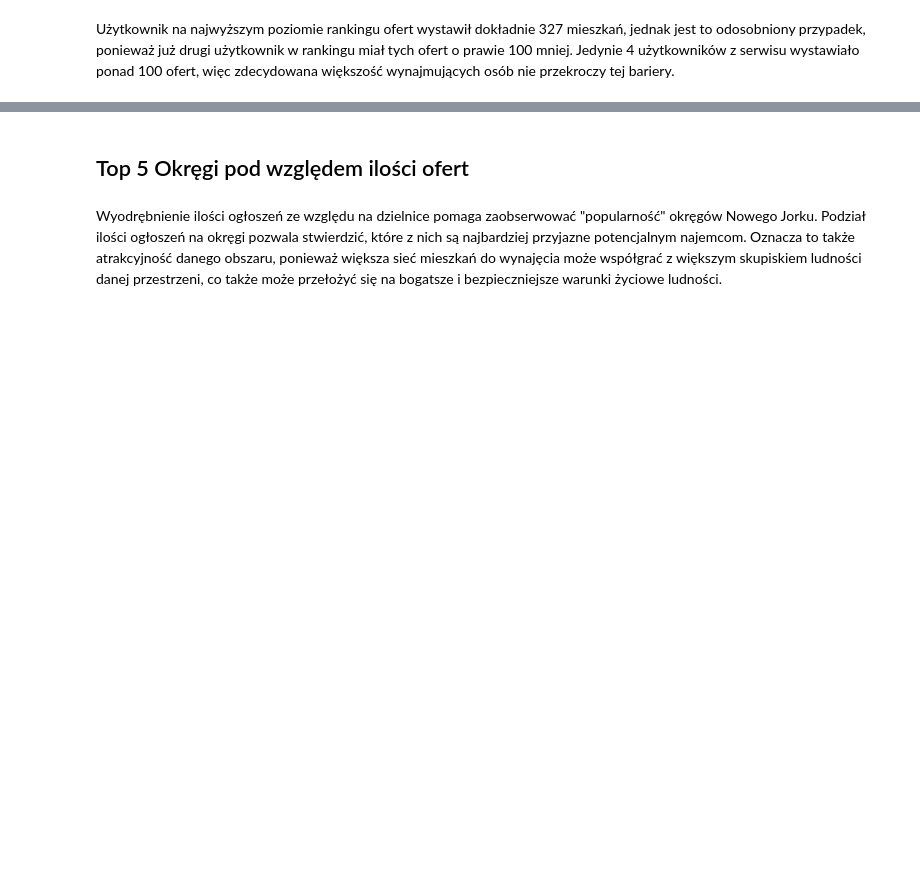
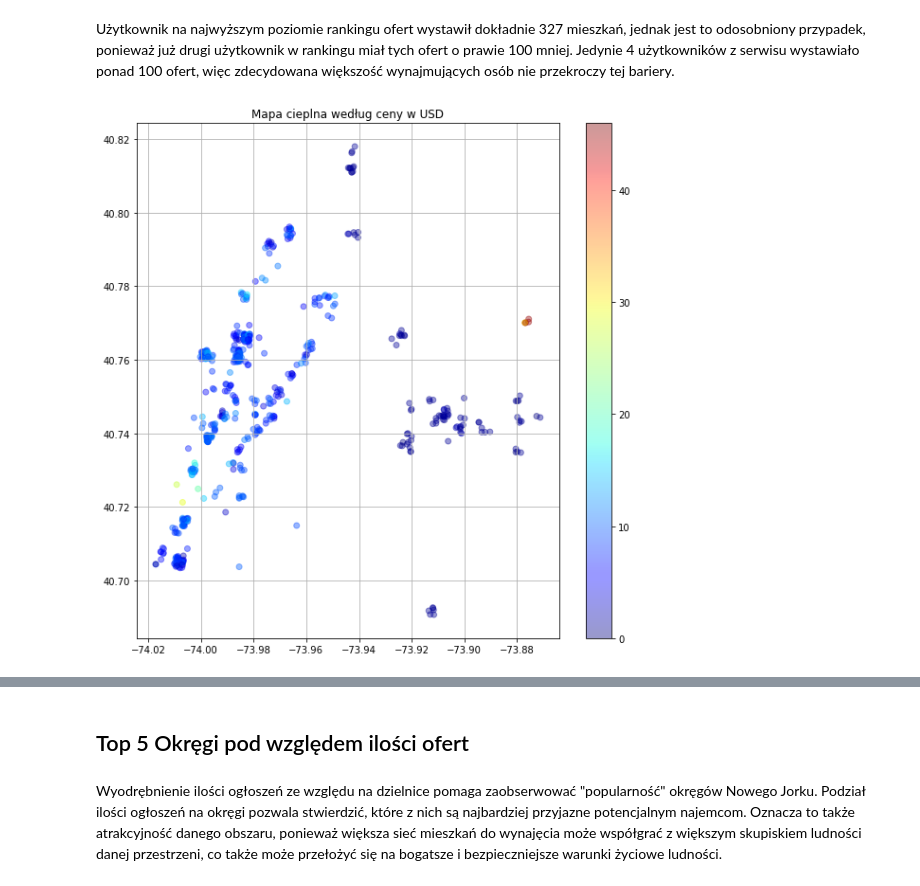
Before and after one commit to veern/Analiza-danych-airbnb, a Jupyter notebook: Analiza-Airbnb.ipynb, the cells around one changed output, grey strips where cells are left out. Saved outputs shown, nothing was run; the diff lists cells and outputs as text; code cells hidden in the pictures; blank space fills up the shorter version.

```diff
--- a/Analiza-Airbnb.ipynb
+++ b/Analiza-Airbnb.ipynb
@@ -257,0 +304,5 @@ top_hosts
+# %%
+new_dataframe = df[['host_id', 'number_of_reviews', 'latitude', 'longitude', 'price_per_night', 'room_type']]
+top_hosts_count_reviews = new_dataframe[(new_dataframe['host_id'] == 37312959) | (new_dataframe['host_id'] == 107434423) | (new_dataframe['host_id'] == 30283594) | (new_dataframe['host_id'] == 137358866) | (new_dataframe['host_id'] == 16098958)].reset_index(drop=True)
+rev_top_group = top_hosts_count_reviews.groupby('host_id', as_index = False)['number_of_reviews'].sum()
+rev_top_group
@@ -258,2 +316,18 @@ top_hosts
 # %% [markdown]
 Użytkownik na najwyższym poziomie rankingu ofert wystawił dokładnie 327 mieszkań, jednak jest to odosobniony przypadek, ponieważ już drugi użytkownik w rankingu miał tych ofert o prawie 100 mniej. Jedynie 4 użytkowników z serwisu wystawiało ponad 100 ofert, więc zdecydowana większość wynajmujących osób nie przekroczy tej bariery.
+# %%
+FILTER_PRICE_VALUE = 250
+sub_airbnb = top_hosts_count_reviews[top_hosts_count_reviews.price_per_night < FILTER_PRICE_VALUE]
+fig, ax = plt.subplots(figsize=(10, 10))
+cmap = plt.get_cmap('jet')
+c = sub_airbnb.price_per_night
+alpha = 0.5
+label = "airbnb"
+price_heatmap = ax.scatter(sub_airbnb.longitude, sub_airbnb.latitude, label=label, c=c,
+ cmap=cmap, alpha=0.4)
+plt.title("Mapa cieplna według ceny w USD")
+plt.colorbar(price_heatmap)
+plt.grid(True)
+plt.show()
+# %% [output]
+[figure, added]
```
Also changed, not shown: parts of 34 cells of this notebook.
